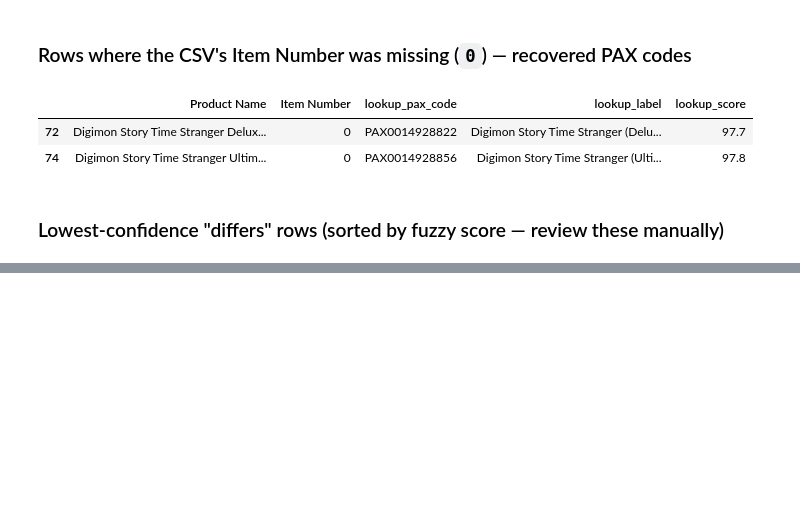
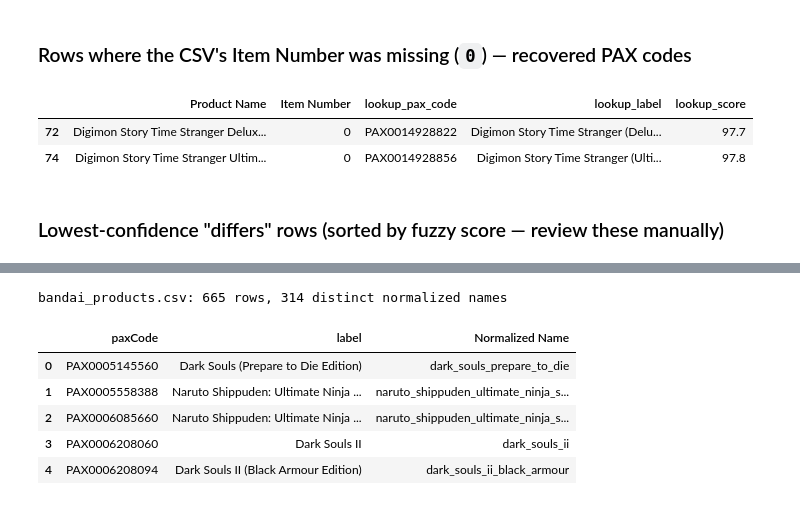
Before and after one commit to christopher-drews/bandai-data-analysis, a Jupyter notebook: royalty_analysis.ipynb, the cells around one changed output, grey strips where cells are left out. Saved outputs shown, nothing was run; the diff lists cells and outputs as text; code cells hidden in the pictures; blank space fills up the shorter version.

```diff
--- a/royalty_analysis.ipynb
+++ b/royalty_analysis.ipynb
@@ -529,0 +546,14 @@ pax[pax['match_status'] == 'csv_invalid'][['Product Name', 'Item Number', 'looku
+# %%
+bandai = pd.read_csv("bandai_products.csv", dtype=str)
+bandai["Normalized Name"] = bandai["label"].map(normalize_name)
+bandai.to_csv("bandai_products.csv", index=False)
+print(f"bandai_products.csv: {len(bandai)} rows, {bandai['Normalized Name'].nunique()} distinct normalized names")
+bandai.head()
+# %% [output]
+bandai_products.csv: 665 rows, 314 distinct normalized names
+|  | paxCode | label | Normalized Name |
+| 0 | PAX0005145560 | Dark Souls (Prepare to Die Edition) | dark_souls_prepare_to_die |
+| 1 | PAX0005558388 | Naruto Shippuden: Ultimate Ninja ... | naruto_shippuden_ultimate_ninja_s... |
+| 2 | PAX0006085660 | Naruto Shippuden: Ultimate Ninja ... | naruto_shippuden_ultimate_ninja_s... |
+| 3 | PAX0006208060 | Dark Souls II | dark_souls_ii |
+| 4 | PAX0006208094 | Dark Souls II (Black Armour Edition) | dark_souls_ii_black_armour |
```
Also changed, not shown: parts of 7 cells of this notebook, 5 other files.
